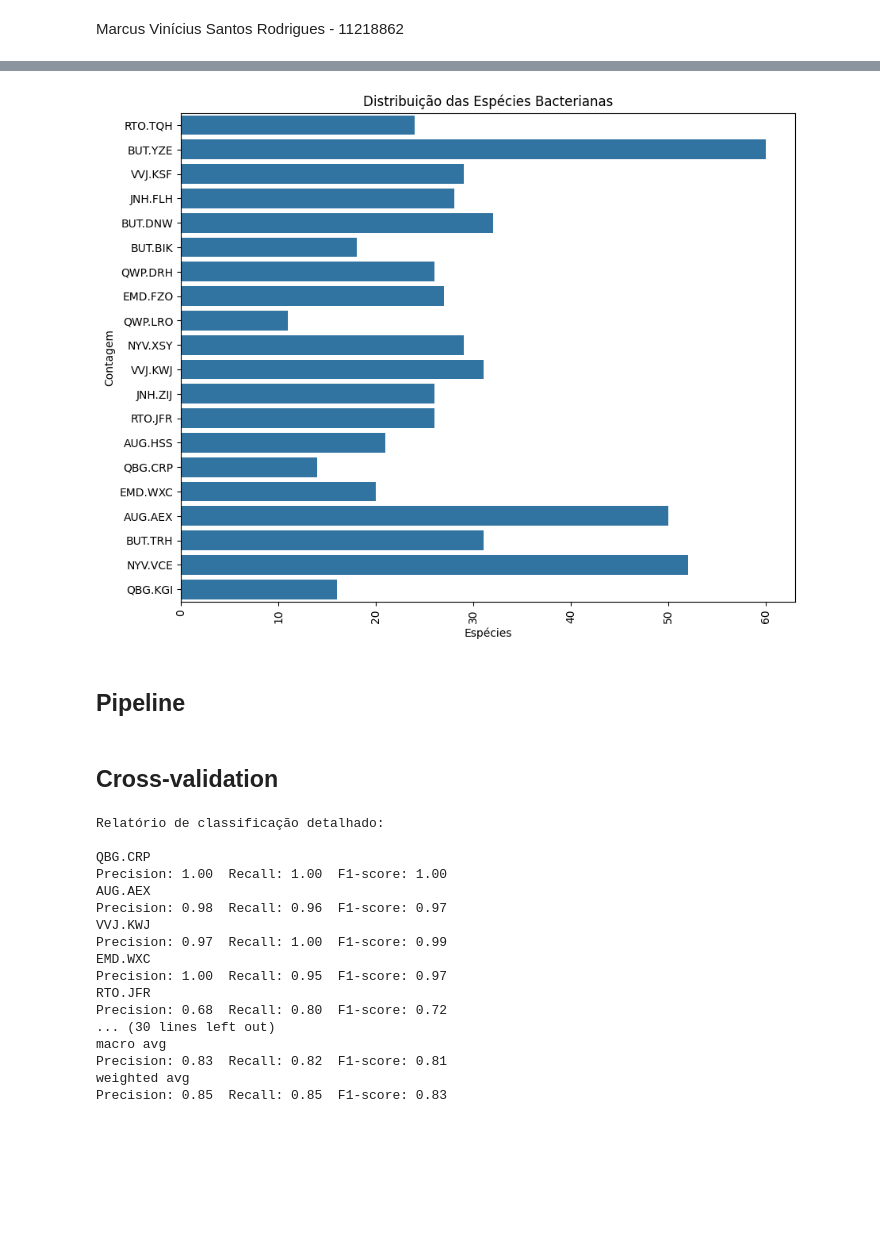
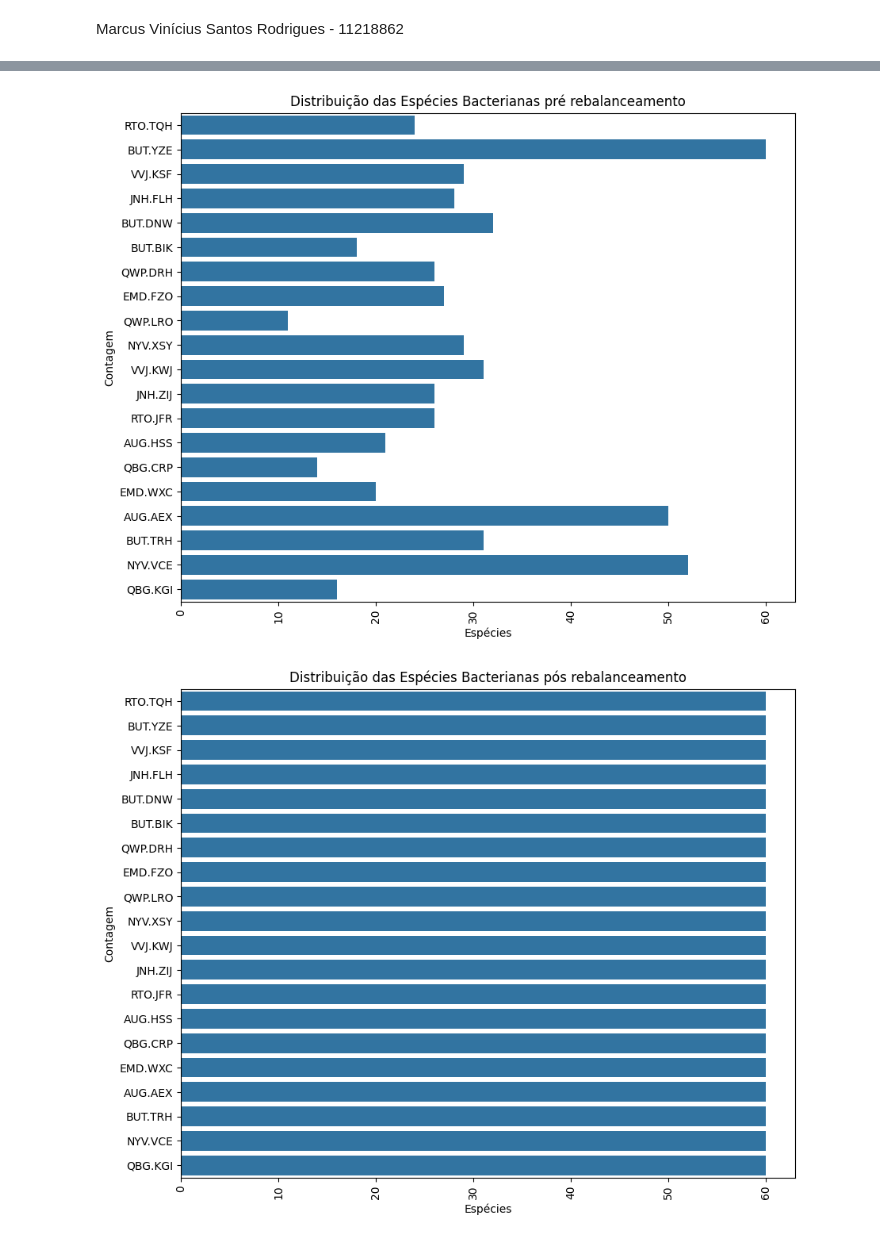
Before and after one commit to marcus-v-rodrigues/ml-project, a Jupyter notebook: Trabalho_Prático_1_–_Tarefas_Preditivas.ipynb, the cells around one changed output, grey strips where cells are left out. Drawn from its saved outputs; the diff is of its cells as text; code cells hidden in the pictures; blank space fills up the shorter version.

```diff
--- a/Trabalho_Prático_1_–_Tarefas_Preditivas.ipynb
+++ b/Trabalho_Prático_1_–_Tarefas_Preditivas.ipynb
@@ -28,0 +21,4 @@ y = data['Species']  # O alvo é a coluna 'Species'
+# %%
+# Rebalanceamento dos dados
+ros = RandomOverSampler(random_state=42)
+X, y = ros.fit_resample(spectra, metadata['Species'])
@@ -29,13 +55,20 @@ y = data['Species']  # O alvo é a coluna 'Species'
 # %%
 # Visualização da distribuição das classes
 plt.figure(figsize=(10, 8))
-sns.countplot(y=y)
-plt.title('Distribuição das Espécies Bacterianas')
+sns.countplot(y=metadata['Species'])
+plt.title('Distribuição das Espécies Bacterianas pré rebalanceamento')
 plt.xlabel('Espécies')
 plt.ylabel('Contagem')
 plt.xticks(rotation=90)
 plt.show()
+
+plt.figure(figsize=(10, 8))
+sns.countplot(y=y)
+plt.title('Distribuição das Espécies Bacterianas pós rebalanceamento')
+plt.xlabel('Espécies')
+plt.ylabel('Contagem')
+plt.xticks(rotation=90)
+plt.show()
 # %% [output]
-[figure, old version]
+[figure, new version]
+[figure, added]
-# %% [markdown]
-## Pipeline
@@ -48,2 +74,0 @@ pipeline = Pipeline([
-# %% [markdown]
-## Cross-validation
@@ -93,25 +80,0 @@ for avg_type in ['macro avg', 'weighted avg']:
-# %%
-# Imprimindo relatório formatado
-print("Relatório de classificação detalhado:")
-for label, metrics in average_report.items():
-    print(f"\n{label}")
-    for metric, value in metrics.items():
-        print(f"{metric.capitalize()}: {value:.2f}", end="  ")
-# %% [output]
-Relatório de classificação detalhado:
-
-QBG.CRP
-Precision: 1.00  Recall: 1.00  F1-score: 1.00
-AUG.AEX
-Precision: 0.98  Recall: 0.96  F1-score: 0.97
-VVJ.KWJ
-Precision: 0.97  Recall: 1.00  F1-score: 0.99
-EMD.WXC
-Precision: 1.00  Recall: 0.95  F1-score: 0.97
-RTO.JFR
-Precision: 0.68  Recall: 0.80  F1-score: 0.72
-... (30 lines left out)
-macro avg
-Precision: 0.83  Recall: 0.82  F1-score: 0.81
-weighted avg
-Precision: 0.85  Recall: 0.85  F1-score: 0.83
```
Also changed, not shown: parts of 15 cells of this notebook.
